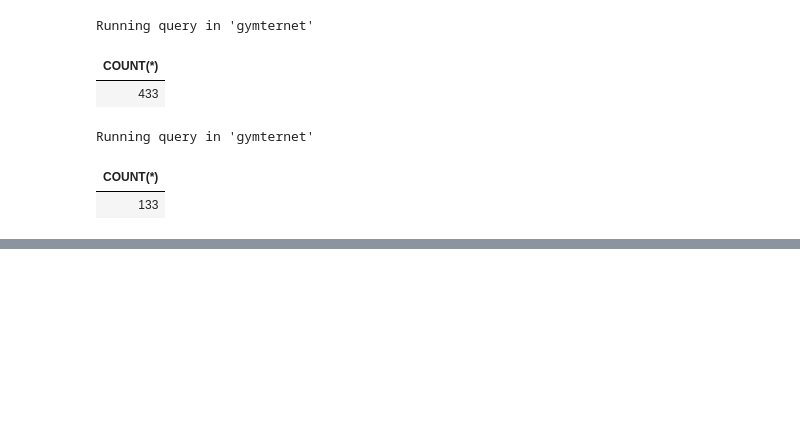
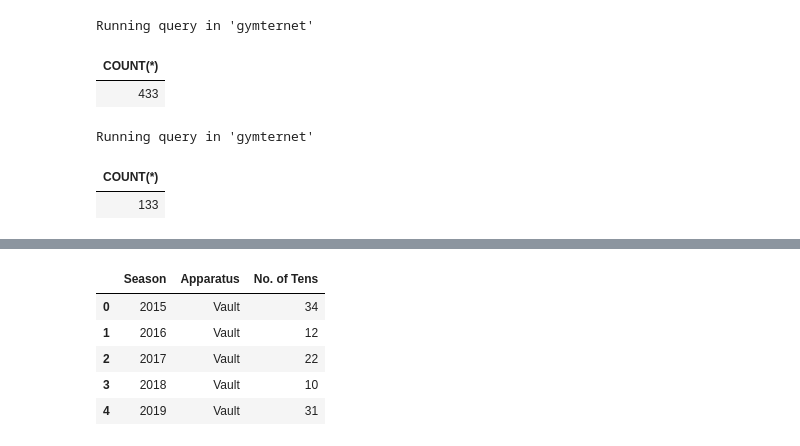
Before and after one commit to LSE-ME204/me204-2024-project-jesatuts2, a Jupyter notebook: Notebooks/NB03-EDA-and-Dataviz.ipynb, the cells around one changed output, grey strips where cells are left out. Cells and saved outputs as stored; diff of their text form; code cells hidden in the pictures; blank space fills up the shorter version.

```diff
--- a/Notebooks/NB03-EDA-and-Dataviz.ipynb
+++ b/Notebooks/NB03-EDA-and-Dataviz.ipynb
@@ -158,0 +163,13 @@ tenniest_apparatus_df
+# %%
+# Melt the DataFrame
+tenniest_apparatus_melted = pd.melt(tenniest_apparatus_df, id_vars=['Season'], var_name='Apparatus', value_name='No. of Tens')
+
+# Preview the melted DataFrame
+tenniest_apparatus_melted.head()
+# %% [output]
+|  | Season | Apparatus | No. of Tens |
+| 0 | 2015 | Vault | 34 |
+| 1 | 2016 | Vault | 12 |
+| 2 | 2017 | Vault | 22 |
+| 3 | 2018 | Vault | 10 |
+| 4 | 2019 | Vault | 31 |
```
Also changed, not shown: parts of 6 cells of this notebook, 1 other file.
